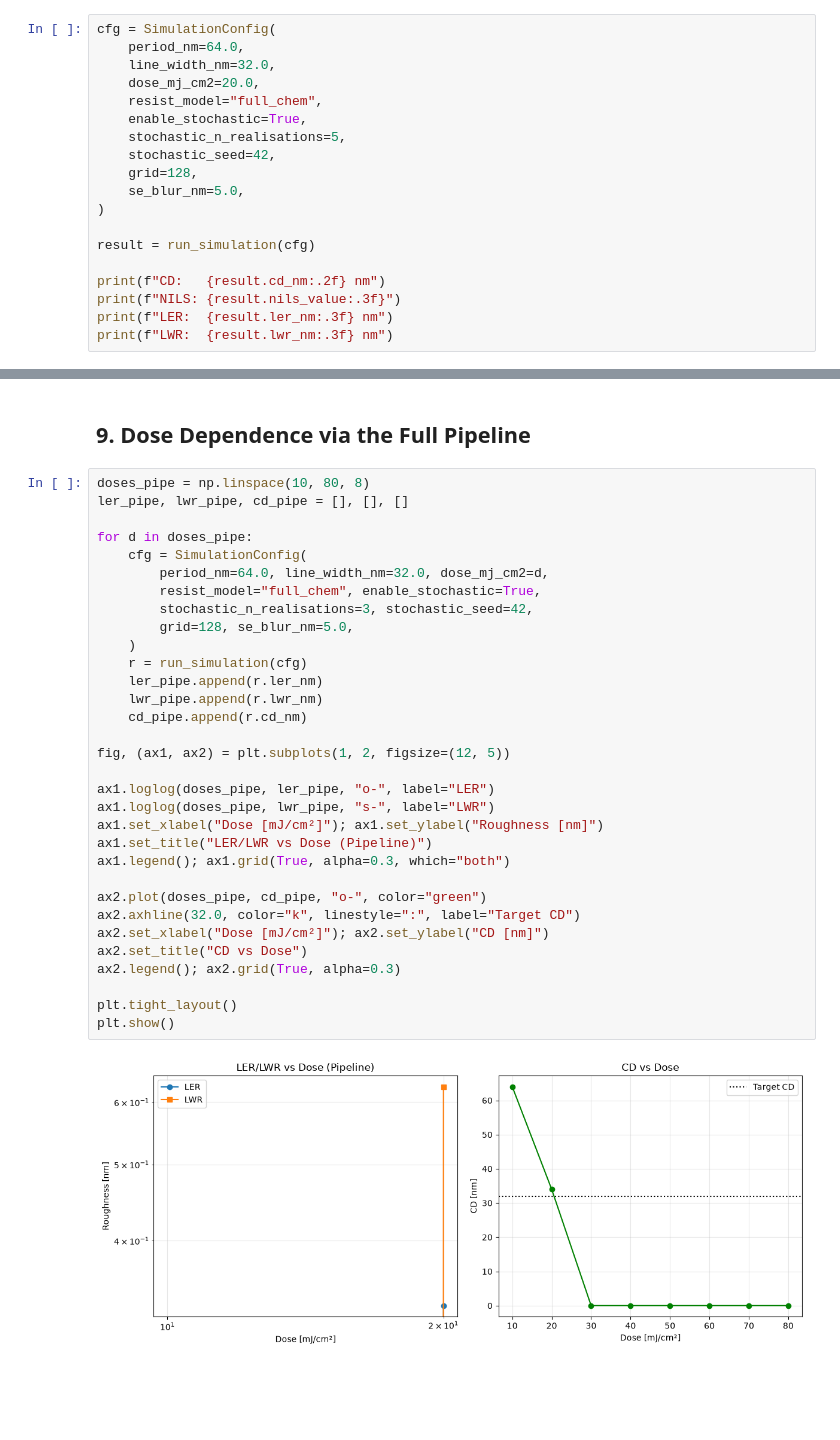
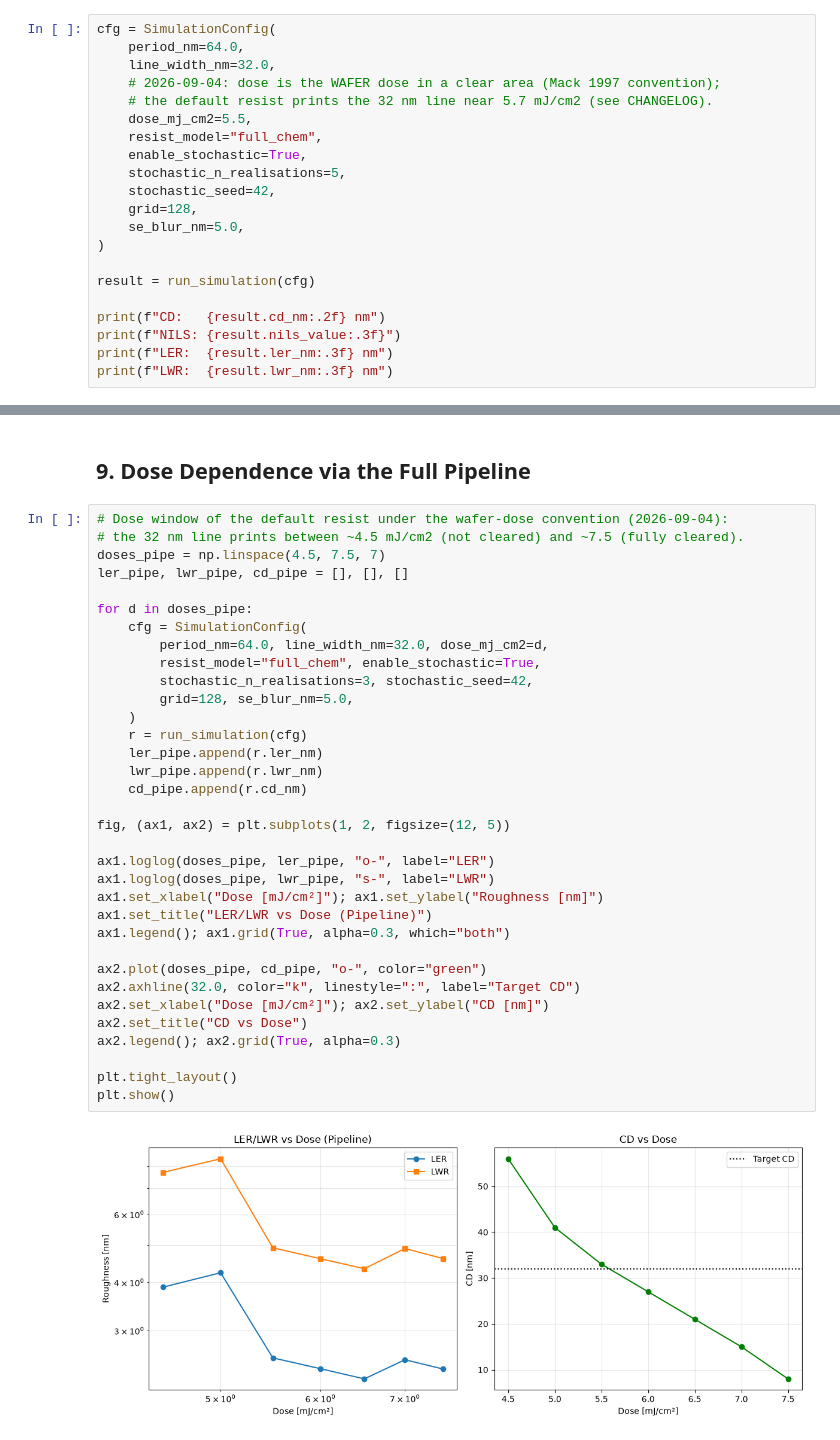
Before and after one commit to Flowbudget/euvsimulator, a Jupyter notebook: notebooks/05_stochastics.ipynb, the cells around one changed output, grey strips where cells are left out. Cells and saved outputs as stored; diff of their text form; blank space fills up the shorter version.

```diff
--- a/notebooks/05_stochastics.ipynb
+++ b/notebooks/05_stochastics.ipynb
@@ -273,7 +273,9 @@ plt.show()
 cfg = SimulationConfig(
     period_nm=64.0,
     line_width_nm=32.0,
-    dose_mj_cm2=20.0,
+    # 2026-09-04: dose is the WAFER dose in a clear area (Mack 1997 convention);
+    # the default resist prints the 32 nm line near 5.7 mJ/cm2 (see CHANGELOG).
+    dose_mj_cm2=5.5,
     resist_model="full_chem",
     enable_stochastic=True,
     stochastic_n_realisations=5,
@@ -296,37 +298,39 @@ LWR:  0.639 nm
 # %% [markdown]
 ## 9. Dose Dependence via the Full Pipeline
 # %%
-doses_pipe = np.linspace(10, 80, 8)
+# Dose window of the default resist under the wafer-dose convention (2026-09-04):
+# the 32 nm line prints between ~4.5 mJ/cm2 (not cleared) and ~7.5 (fully cleared).
+doses_pipe = np.linspace(4.5, 7.5, 7)
 ler_pipe, lwr_pipe, cd_pipe = [], [], []
 
 for d in doses_pipe:
     cfg = SimulationConfig(
         period_nm=64.0, line_width_nm=32.0, dose_mj_cm2=d,
         resist_model="full_chem", enable_stochastic=True,
         stochastic_n_realisations=3, stochastic_seed=42,
         grid=128, se_blur_nm=5.0,
     )
     r = run_simulation(cfg)
     ler_pipe.append(r.ler_nm)
     lwr_pipe.append(r.lwr_nm)
     cd_pipe.append(r.cd_nm)
 
 fig, (ax1, ax2) = plt.subplots(1, 2, figsize=(12, 5))
 
 ax1.loglog(doses_pipe, ler_pipe, "o-", label="LER")
 ax1.loglog(doses_pipe, lwr_pipe, "s-", label="LWR")
 ax1.set_xlabel("Dose [mJ/cm²]"); ax1.set_ylabel("Roughness [nm]")
 ax1.set_title("LER/LWR vs Dose (Pipeline)")
 ax1.legend(); ax1.grid(True, alpha=0.3, which="both")
 
 ax2.plot(doses_pipe, cd_pipe, "o-", color="green")
 ax2.axhline(32.0, color="k", linestyle=":", label="Target CD")
 ax2.set_xlabel("Dose [mJ/cm²]"); ax2.set_ylabel("CD [nm]")
 ax2.set_title("CD vs Dose")
 ax2.legend(); ax2.grid(True, alpha=0.3)
 
 plt.tight_layout()
 plt.show()
 # %% [output]
-[figure, old version]
+[figure, new version]
 # %% [markdown]
```
Also changed, not shown: parts of 4 cells of this notebook, 24 other files.
